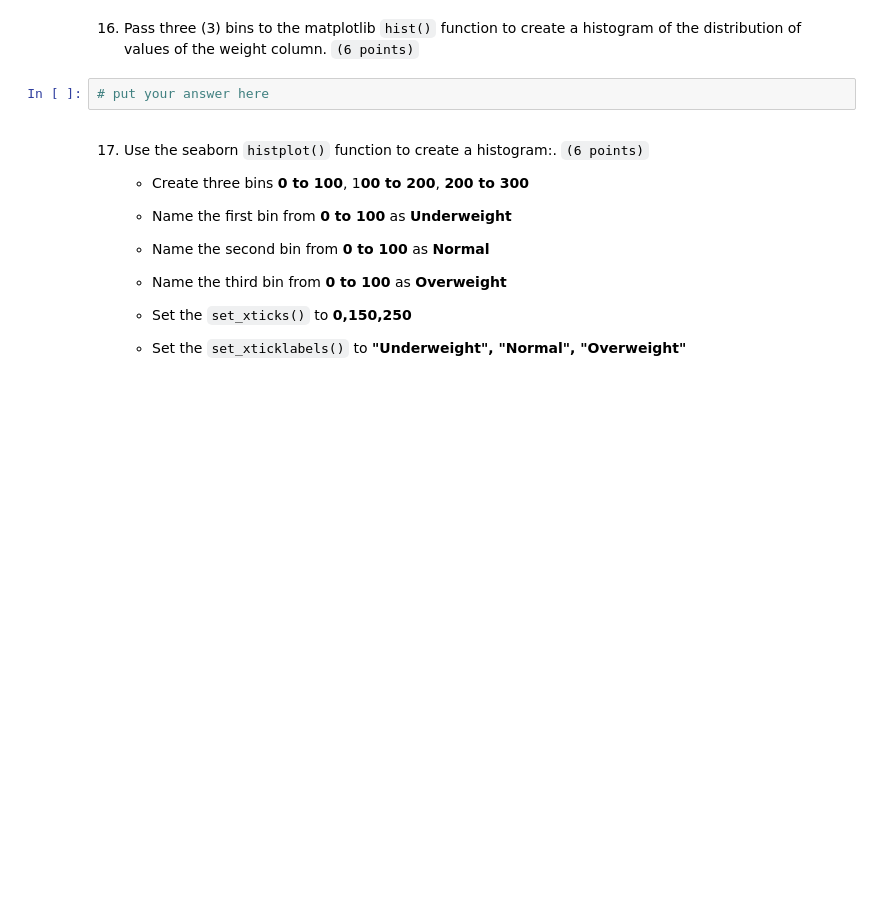
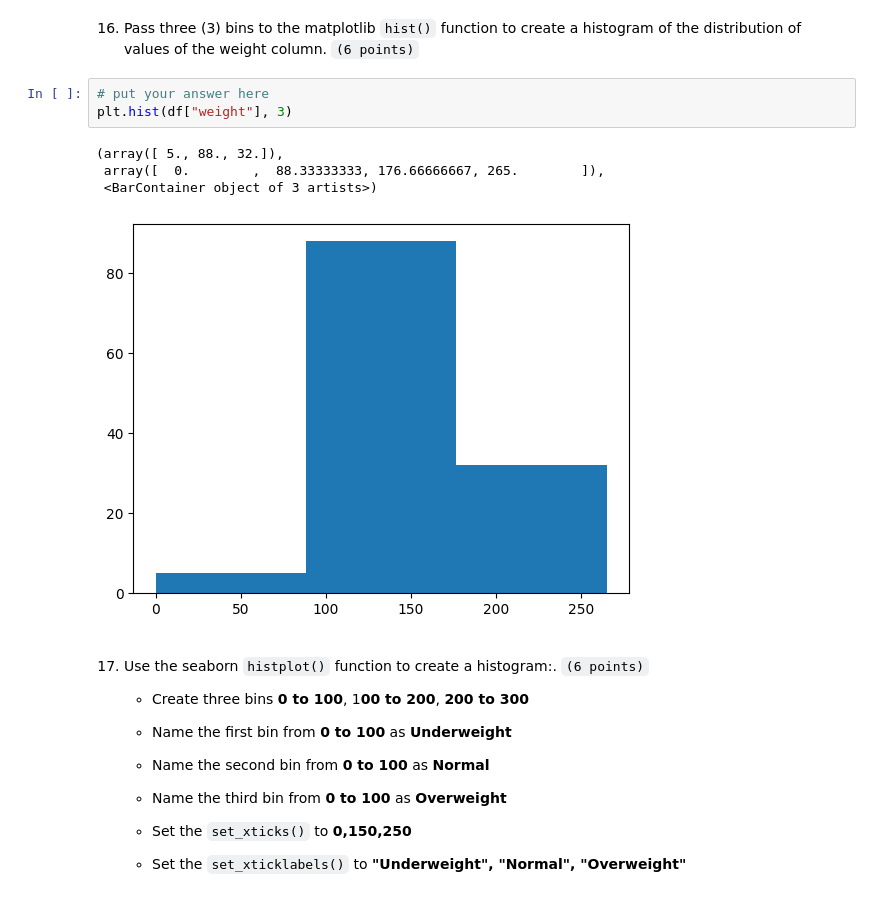
Before and after one commit to JM-Elbambo/CCDATS1L_EXAM, a Jupyter notebook: machine_problem_1.ipynb, the cells around one changed output. Drawn from its saved outputs; the diff is of its cells as text; blank space fills up the shorter version.

```diff
--- a/machine_problem_1.ipynb
+++ b/machine_problem_1.ipynb
@@ -164,6 +176,12 @@ df['weight'] = df['weight'].astype(int)
 16. Pass three (3) bins to the matplotlib `hist()` function to create a histogram of the distribution of values of the weight column. `(6 points)`
 # %%
 # put your answer here
+plt.hist(df["weight"], 3)
+# %% [output]
+(array([ 5., 88., 32.]),
+ array([  0.        ,  88.33333333, 176.66666667, 265.        ]),
+ <BarContainer object of 3 artists>)
+[figure, added]
 # %% [markdown]
 17. Use the seaborn `histplot()` function to create a histogram:. `(6 points)`
 
```
Also changed, not shown: parts of 9 cells of this notebook.
